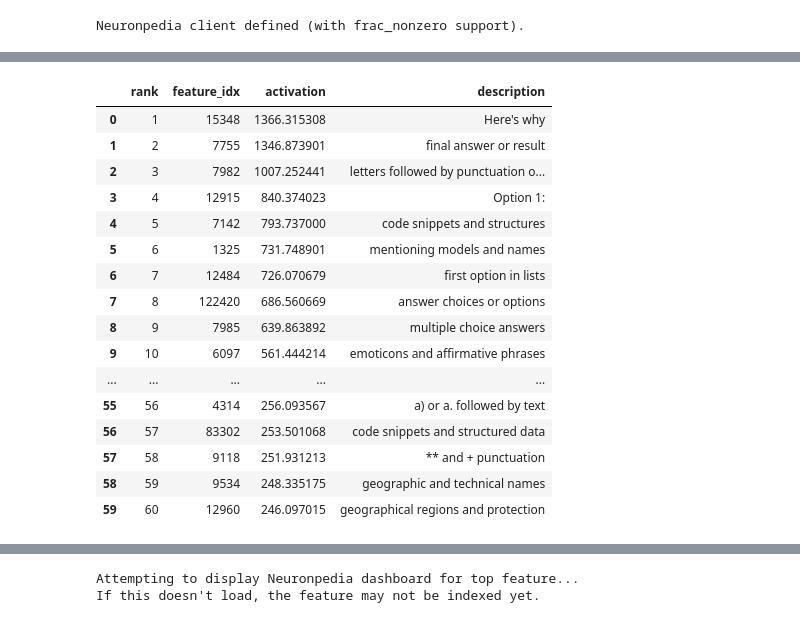
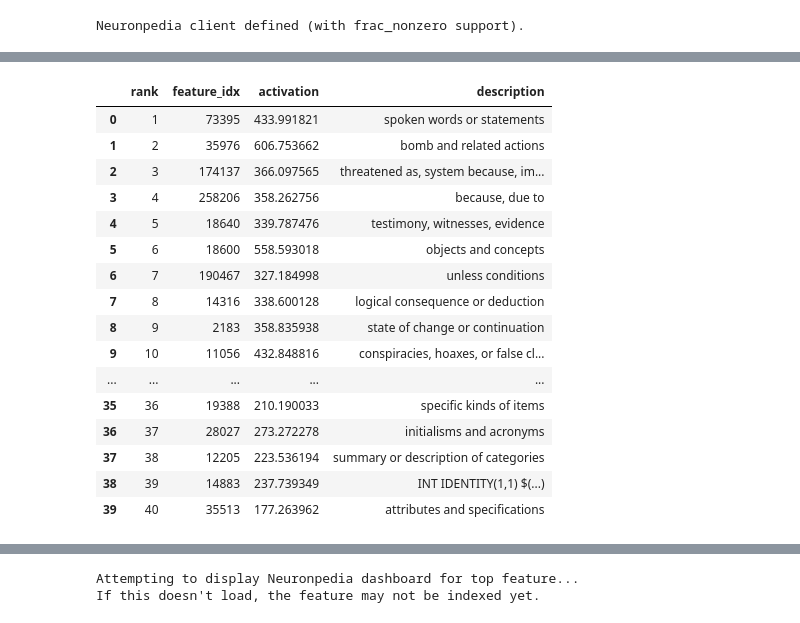
Before and after one commit to AnMaJ/LASR-Analysing-Faithfulness-of-Reasoning-to-Internal-Concepts, a Jupyter notebook: notebooks/pipeline_v0_bbq.ipynb, the cells around one changed output, grey strips where cells are left out. Saved outputs shown, nothing was run; the diff lists cells and outputs as text; code cells hidden in the pictures.

```diff
--- a/notebooks/pipeline_v0_bbq.ipynb
+++ b/notebooks/pipeline_v0_bbq.ipynb
@@ -61,18 +61,18 @@ class Config:
     """Central configuration for the pipeline."""
 
     # Model configuration
-    model_name: str = "google/gemma-3-27b-it"  # Instruction-tuned Gemma 3 4B
+    model_name: str = "google/gemma-3-4b-it"  # Instruction-tuned Gemma 3 4B
 
     # SAE configuration
-    sae_repo: str = "google/gemma-scope-2-27b-it"
+    sae_repo: str = "google/gemma-scope-2-4b-it"
     sae_type: str = "resid_post"  # Type: resid_post, mlp_out, attn_out
-    sae_layer: int = 31  # Layer to extract features from (out of 34 for 4B)
+    sae_layer: int = 22  # Layer to extract features from (out of 34 for 4B)
     sae_width: str = "262k"  # Width: 16k, 65k, 262k, 1m
     sae_l0: str = "medium"  # L0: small, medium, large
 
     # Feature extraction
-    top_k_features: int = 60  # Number of top features to analyze
-    token_position: int = -2
+    top_k_features: int = 200  # Number of top features to analyze
+    token_position: int = -10
 
     # BBQ dataset
     bbq_category: str = "Religion"  # Category to analyze
@@ -82,7 +82,8 @@ class Config:
     max_new_tokens: int = 1024  # Max tokens for CoT generation
 
     # Neuronpedia
-    neuronpedia_model_id: str = "gemma-3-27b-it"
+    # Note: Format may need adjustment based on what's available
+    neuronpedia_model_id: str = "gemma-3-4b-it"  # May need to verify
 
     @property
     def sae_path(self) -> str:
@@ -202,12 +208,12 @@ print("This may take a few minutes...")
 model = AutoModelForCausalLM.from_pretrained(
     config.model_name,
     device_map='auto',
-    dtype=torch.bfloat16,
+    torch_dtype=torch.bfloat16,
     # quantization_config=quantization_config,  # Uncomment for 4-bit
 )
 
 tokenizer = AutoTokenizer.from_pretrained(config.model_name)
-
+model.to(device)
 print(f"Model loaded successfully!")
 print(f"Model dtype: {model.dtype}")
 print(f"Number of layers: {model.config.text_config.num_hidden_layers}")
@@ -770,0 +879,23 @@ Successfully compiled information for 60 features.
+# %%
+# Apply density filtering and activation-weighted rarity ranking
+print(f"\n--- Filtering and ranking by activation-weighted rarity ---")
+
+# Parameters for filtering
+MAX_DENSITY = 0.005  # Filter out features with >0.5% density (very common)
+RARITY_POWER = 3.0  # Square the rarity to weight it more heavily
+
+filtered_features = filter_and_rank_features(
+    feature_acts=feature_result.feature_acts,
+    np_client=np_client,
+    top_k=config.top_k_features,
+    max_density=MAX_DENSITY,
+    rarity_power=RARITY_POWER
+)
+
+print(f"\n--- Top {len(filtered_features)} features by weighted rarity (density < {MAX_DENSITY}, rarity^{RARITY_POWER}) ---")
+for i, info in enumerate(filtered_features):
+    desc = info['description'] if info['description'] else "(No description)"
+    if len(desc) > 40:
+        desc = desc[:37] + "..."
+    density_str = f"{info['frac_nonzero']:.5f}" if info['frac_nonzero'] else "N/A"
+    print(f"  {i+1:2d}. [{info['feature_idx']:6d}] Score: {info['weighted_score']:8.1f} | density={density_str} | {desc}")
@@ -771,26 +920,26 @@ Successfully compiled information for 60 features.
 # %%
 # Display filtered features in a table
-feature_df = pd.DataFrame(features_info)
+feature_df = pd.DataFrame(filtered_features)
 feature_df['rank'] = range(1, len(feature_df) + 1)
 
 #print(f"Top features by TF-IDF (filtered by density < {MAX_DENSITY}):\n")
 #display(feature_df[['rank', 'feature_idx', 'tfidf_score', 'activation', 'frac_nonzero', 'idf', 'description']])
 display(feature_df[['rank', 'feature_idx', 'activation', 'description']])
 # %% [output]
 |  | rank | feature_idx | activation | description |
-| 0 | 1 | 15348 | 1366.315308 | Here's why |
-| 1 | 2 | 7755 | 1346.873901 | final answer or result |
-| 2 | 3 | 7982 | 1007.252441 | letters followed by punctuation o... |
-| 3 | 4 | 12915 | 840.374023 | Option 1: |
-| 4 | 5 | 7142 | 793.737000 | code snippets and structures |
-| 5 | 6 | 1325 | 731.748901 | mentioning models and names |
-| 6 | 7 | 12484 | 726.070679 | first option in lists |
-| 7 | 8 | 122420 | 686.560669 | answer choices or options |
-| 8 | 9 | 7985 | 639.863892 | multiple choice answers |
-| 9 | 10 | 6097 | 561.444214 | emoticons and affirmative phrases |
+| 0 | 1 | 73395 | 433.991821 | spoken words or statements |
+| 1 | 2 | 35976 | 606.753662 | bomb and related actions |
+| 2 | 3 | 174137 | 366.097565 | threatened as, system because, im... |
+| 3 | 4 | 258206 | 358.262756 | because, due to |
+| 4 | 5 | 18640 | 339.787476 | testimony, witnesses, evidence |
+| 5 | 6 | 18600 | 558.593018 | objects and concepts |
+| 6 | 7 | 190467 | 327.184998 | unless conditions |
+| 7 | 8 | 14316 | 338.600128 | logical consequence or deduction |
+| 8 | 9 | 2183 | 358.835938 | state of change or continuation |
+| 9 | 10 | 11056 | 432.848816 | conspiracies, hoaxes, or false cl... |
 | ... | ... | ... | ... | ... |
-| 55 | 56 | 4314 | 256.093567 | a) or a. followed by text |
-| 56 | 57 | 83302 | 253.501068 | code snippets and structured data |
-| 57 | 58 | 9118 | 251.931213 | ** and + punctuation |
-| 58 | 59 | 9534 | 248.335175 | geographic and technical names |
-| 59 | 60 | 12960 | 246.097015 | geographical regions and protection |
+| 35 | 36 | 19388 | 210.190033 | specific kinds of items |
+| 36 | 37 | 28027 | 273.272278 | initialisms and acronyms |
+| 37 | 38 | 12205 | 223.536194 | summary or description of categories |
+| 38 | 39 | 14883 | 237.739349 | INT IDENTITY(1,1) $(...) |
+| 39 | 40 | 35513 | 177.263962 | attributes and specifications |
```
Also changed, not shown: parts of 17 cells of this notebook.
